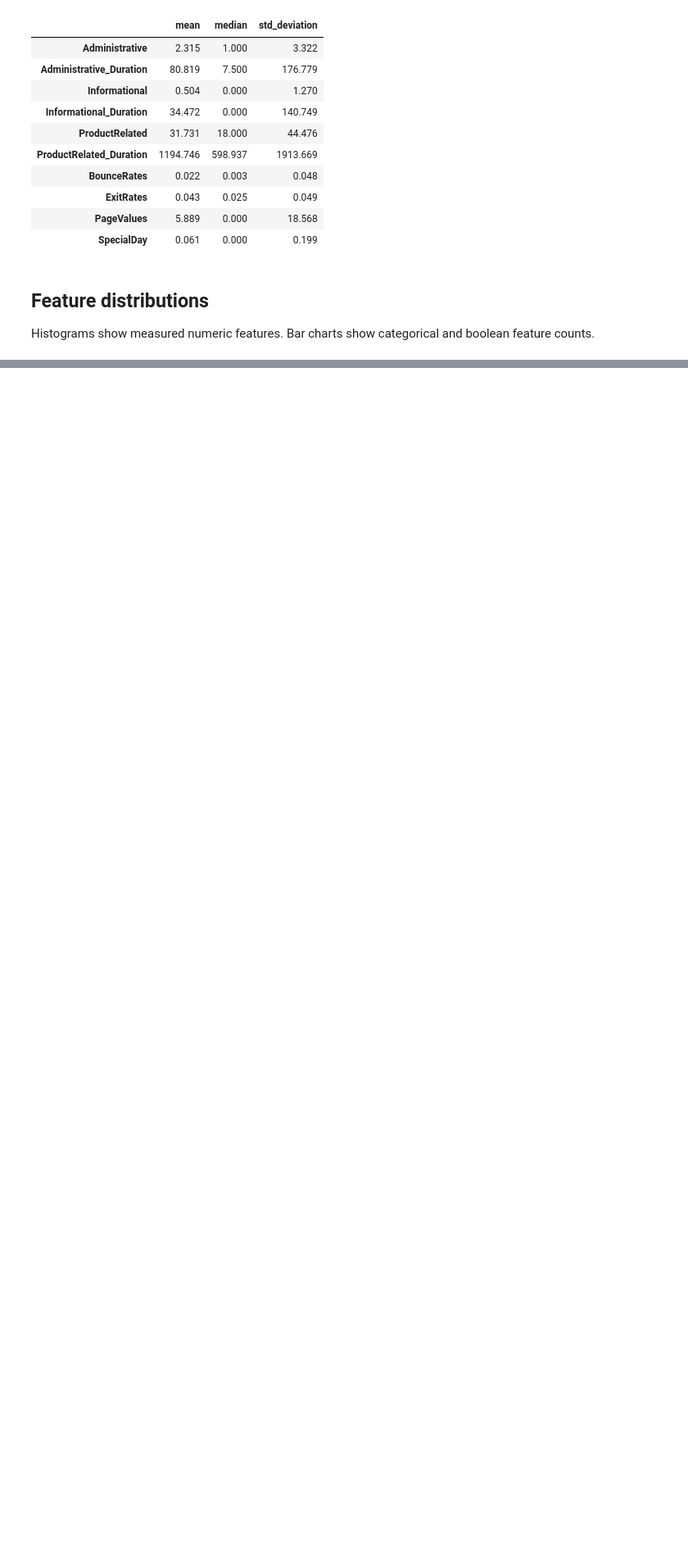
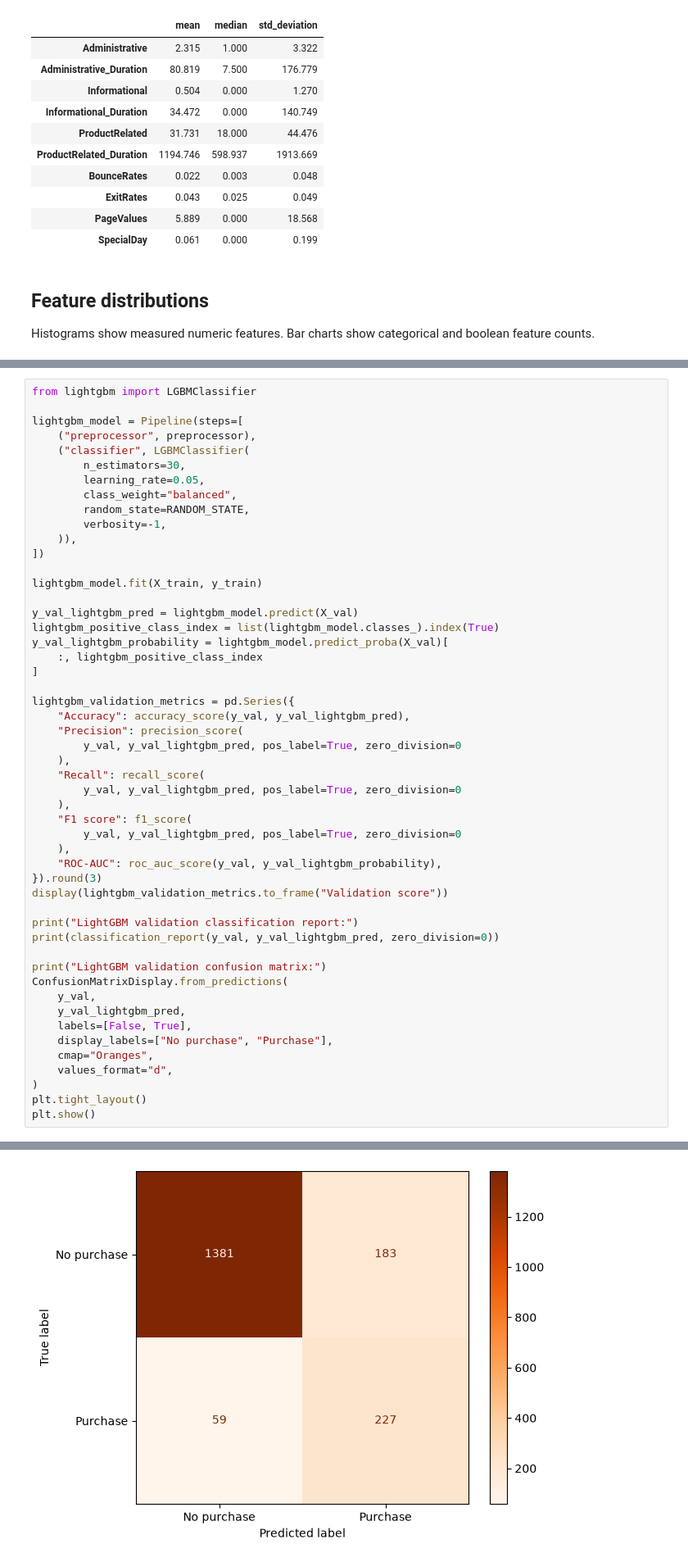
Before and after one commit to mincemeat7303/scaling-octo-happiness, a Jupyter notebook: ML_online_shopping-tendancy.ipynb, the cells around one changed output, grey strips where cells are left out. Shown at 82% size. Drawn from its saved outputs; the diff is of its cells as text; blank space fills up the shorter version.

```diff
--- a/ML_online_shopping-tendancy.ipynb
+++ b/ML_online_shopping-tendancy.ipynb
@@ -169,0 +341,52 @@ plt.show()
+# %%
+from lightgbm import LGBMClassifier
+
+lightgbm_model = Pipeline(steps=[
+    ("preprocessor", preprocessor),
+    ("classifier", LGBMClassifier(
+        n_estimators=30,
+        learning_rate=0.05,
+        class_weight="balanced",
+        random_state=RANDOM_STATE,
+        verbosity=-1,
+    )),
+])
+
+lightgbm_model.fit(X_train, y_train)
+
+y_val_lightgbm_pred = lightgbm_model.predict(X_val)
+lightgbm_positive_class_index = list(lightgbm_model.classes_).index(True)
+y_val_lightgbm_probability = lightgbm_model.predict_proba(X_val)[
+    :, lightgbm_positive_class_index
+]
+
+lightgbm_validation_metrics = pd.Series({
+    "Accuracy": accuracy_score(y_val, y_val_lightgbm_pred),
+    "Precision": precision_score(
+        y_val, y_val_lightgbm_pred, pos_label=True, zero_division=0
+    ),
+    "Recall": recall_score(
+        y_val, y_val_lightgbm_pred, pos_label=True, zero_division=0
+    ),
+    "F1 score": f1_score(
+        y_val, y_val_lightgbm_pred, pos_label=True, zero_division=0
+    ),
+    "ROC-AUC": roc_auc_score(y_val, y_val_lightgbm_probability),
+}).round(3)
+display(lightgbm_validation_metrics.to_frame("Validation score"))
+
+print("LightGBM validation classification report:")
+print(classification_report(y_val, y_val_lightgbm_pred, zero_division=0))
+
+print("LightGBM validation confusion matrix:")
+ConfusionMatrixDisplay.from_predictions(
+    y_val,
+    y_val_lightgbm_pred,
+    labels=[False, True],
+    display_labels=["No purchase", "Purchase"],
+    cmap="Oranges",
+    values_format="d",
+)
+plt.tight_layout()
+plt.show()
+# %% [output]
@@ -169,0 +410 @@ plt.show()
+[figure, added]
```
Also changed, not shown: parts of 26 cells of this notebook, 1 other file.
